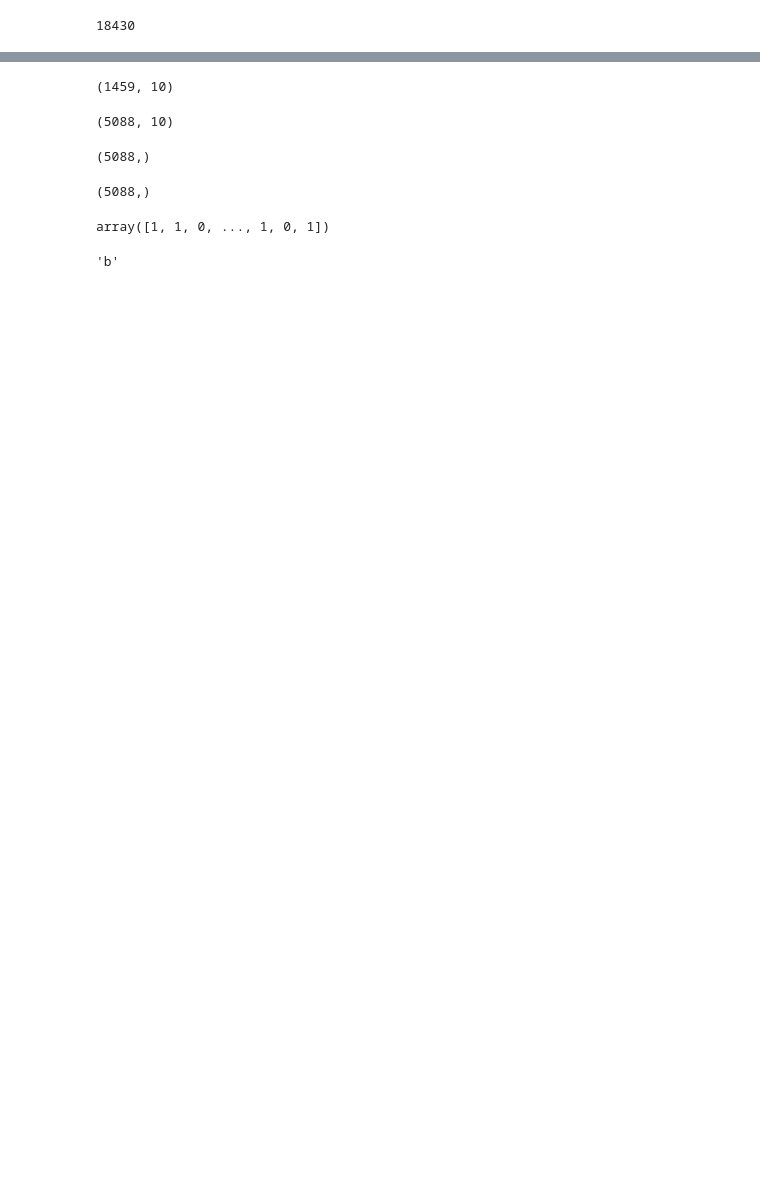
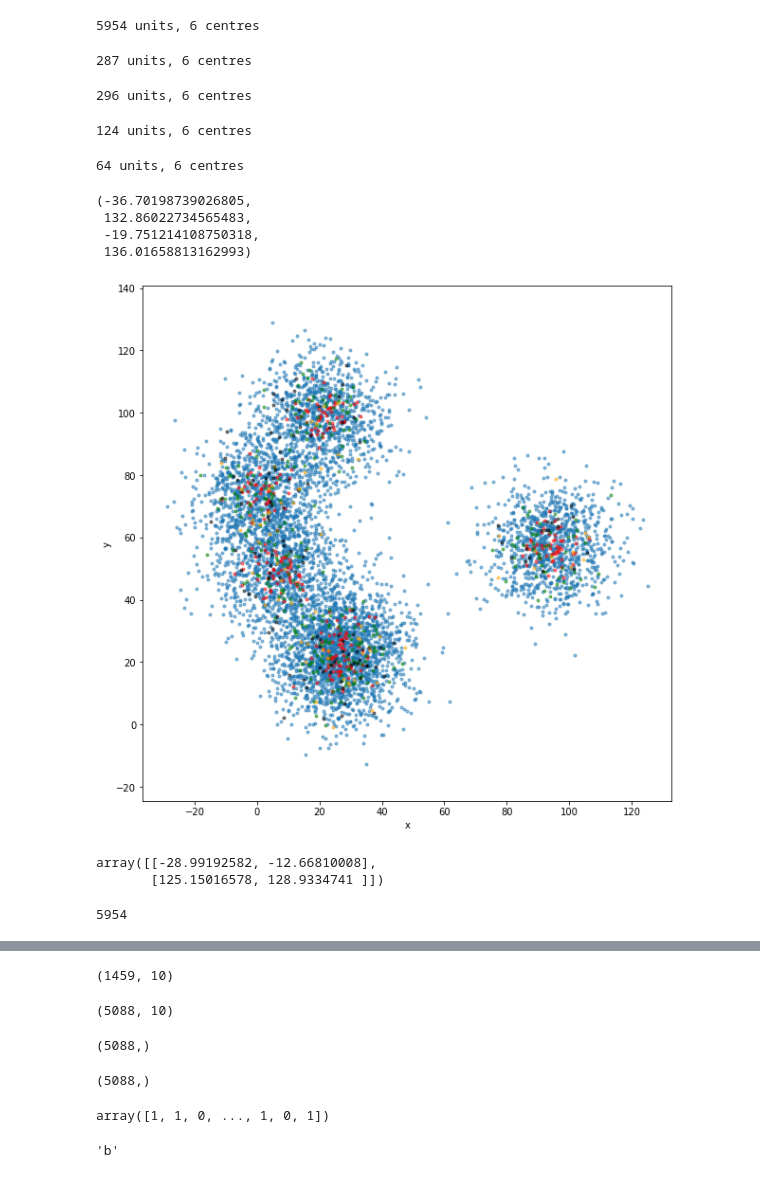
Before and after one commit to fredshone/citychef, a Jupyter notebook: worldsynth.ipynb, the cells around one changed output, grey strips where cells are left out. Cells and saved outputs as stored; diff of their text form; code cells hidden in the pictures; blank space fills up the shorter version.

```diff
--- a/worldsynth.ipynb
+++ b/worldsynth.ipynb
@@ -43,6 +28,55 @@ bbox = np.array(((minx, miny), (maxx, maxy)))
+# %%
+hhs = spatial.Clusters(centres, size=1000, sigma=10)
+hhs
+# %% [output]
+5954 units, 6 centres
+# %%
+offices = spatial.Clusters(centres, size=50, sigma=5)
+offices
+# %% [output]
+287 units, 6 centres
+# %%
+leisure = spatial.Clusters(centres, size=50, sigma=8)
+leisure
+# %% [output]
+296 units, 6 centres
+# %%
+education = spatial.Clusters(centres, size=20, sigma=8)
+education
+# %% [output]
+124 units, 6 centres
+# %%
+health = spatial.Clusters(centres, size=10, sigma=8)
+health
+# %% [output]
+64 units, 6 centres
+# %%
+fig = plt.figure(figsize=(10,10))
+ax = fig.add_subplot(111)
+ax.scatter(hhs.x, hhs.y, alpha=0.5, marker='.')
+ax.scatter(offices.x, offices.y, alpha=0.5, marker='.', c='r')
+ax.scatter(leisure.x, leisure.y, alpha=0.5, marker='.', c='g')
+ax.scatter(education.x, education.y, alpha=0.5, marker='.', c='black')
+ax.scatter(health.x, health.y, alpha=0.5, marker='.', c='orange')
+plt.xlabel("x")
+plt.ylabel("y")
+plt.axis('equal')
+# %% [output]
+(-36.70198739026805,
+ 132.86022734565483,
+ -19.751214108750318,
+ 136.01658813162993)
+[figure, added]
+# %%
+# adjust bbox
+bbox = hhs.bbox
+bbox
+# %% [output]
+array([[-28.99192582, -12.66810008],
+       [125.15016578, 128.9334741 ]])
 # %%
-pop_size = len(xx)
+pop_size = hhs.len
 pop_size
 # %% [output]
-18430
+5954
 # %%
```
Also changed, not shown: parts of 31 cells of this notebook, 4 other files.
